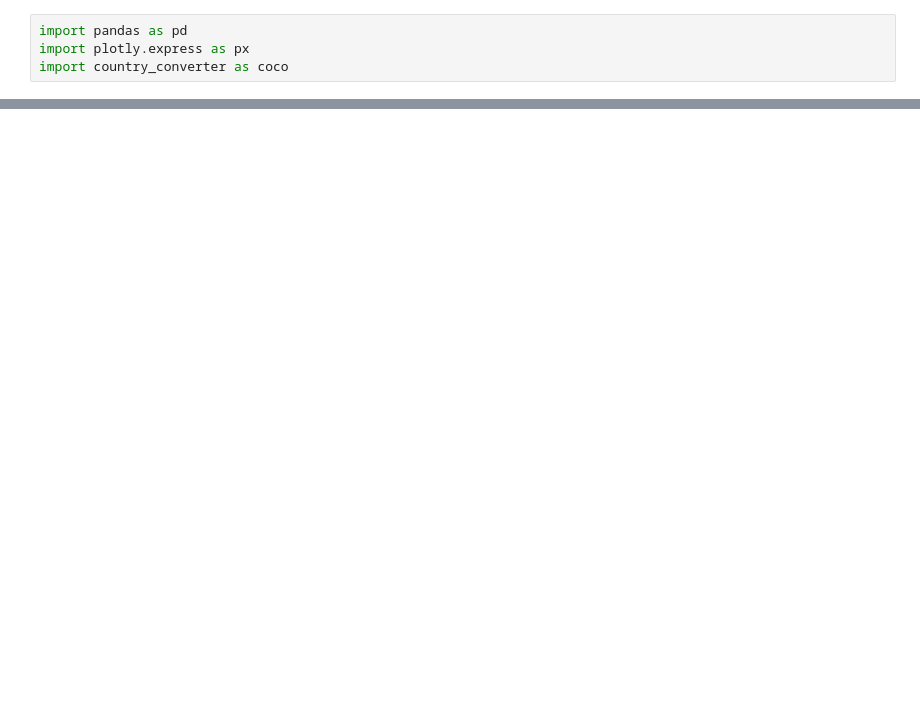
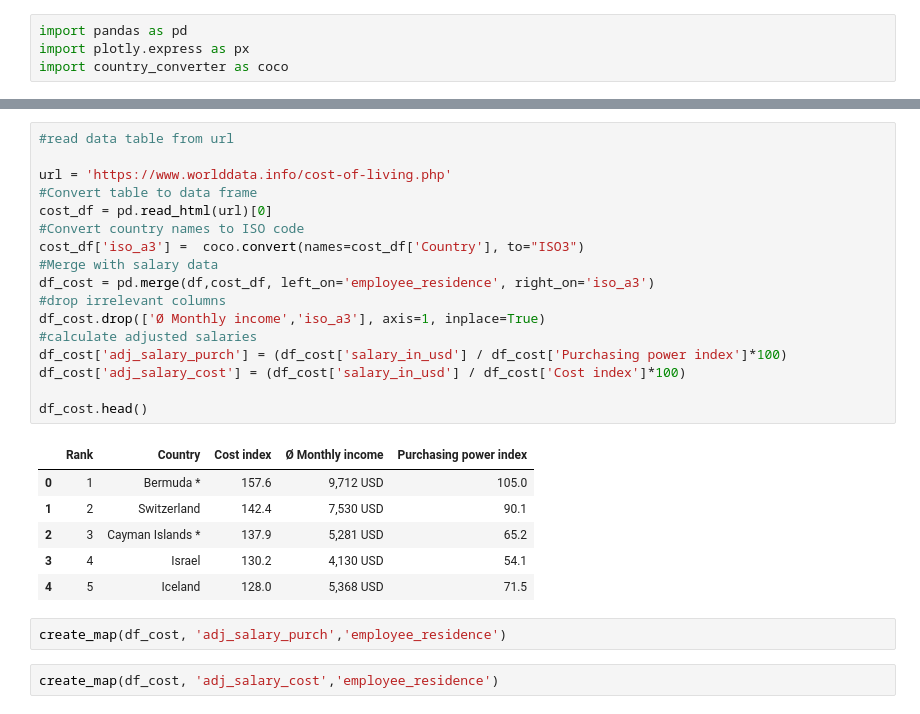
Before and after one commit to sccasutt/Projects, a Jupyter notebook: Training_projects/Tutorials/dash/mapping_salaries.ipynb, the cells around one changed output, grey strips where cells are left out. Saved outputs shown, nothing was run; the diff lists cells and outputs as text; blank space fills up the shorter version.

```diff
--- a/Training_projects/Tutorials/dash/mapping_salaries.ipynb
+++ b/Training_projects/Tutorials/dash/mapping_salaries.ipynb
@@ -139,0 +110,28 @@ new_df[new_df['employee_residence'] == 'MYS']
+# %%
+#read data table from url
+
+url = 'https://www.worlddata.info/cost-of-living.php'
+#Convert table to data frame
+cost_df = pd.read_html(url)[0]
+#Convert country names to ISO code
+cost_df['iso_a3'] =  coco.convert(names=cost_df['Country'], to="ISO3")
+#Merge with salary data
+df_cost = pd.merge(df,cost_df, left_on='employee_residence', right_on='iso_a3')
+#drop irrelevant columns
+df_cost.drop(['Ø Monthly income','iso_a3'], axis=1, inplace=True)
+#calculate adjusted salaries
+df_cost['adj_salary_purch'] = (df_cost['salary_in_usd'] / df_cost['Purchasing power index']*100)
+df_cost['adj_salary_cost'] = (df_cost['salary_in_usd'] / df_cost['Cost index']*100)
+
+df_cost.head()
+# %% [output]
+|  | Rank | Country | Cost index | Ø Monthly income | Purchasing power index |
+| 0 | 1 | Bermuda * | 157.6 | 9,712 USD | 105.0 |
+| 1 | 2 | Switzerland | 142.4 | 7,530 USD | 90.1 |
+| 2 | 3 | Cayman Islands * | 137.9 | 5,281 USD | 65.2 |
+| 3 | 4 | Israel | 130.2 | 4,130 USD | 54.1 |
+| 4 | 5 | Iceland | 128.0 | 5,368 USD | 71.5 |
+# %%
+create_map(df_cost, 'adj_salary_purch','employee_residence')
+# %%
+create_map(df_cost, 'adj_salary_cost','employee_residence')
```
Also changed, not shown: parts of 15 cells of this notebook, 2 other files.
